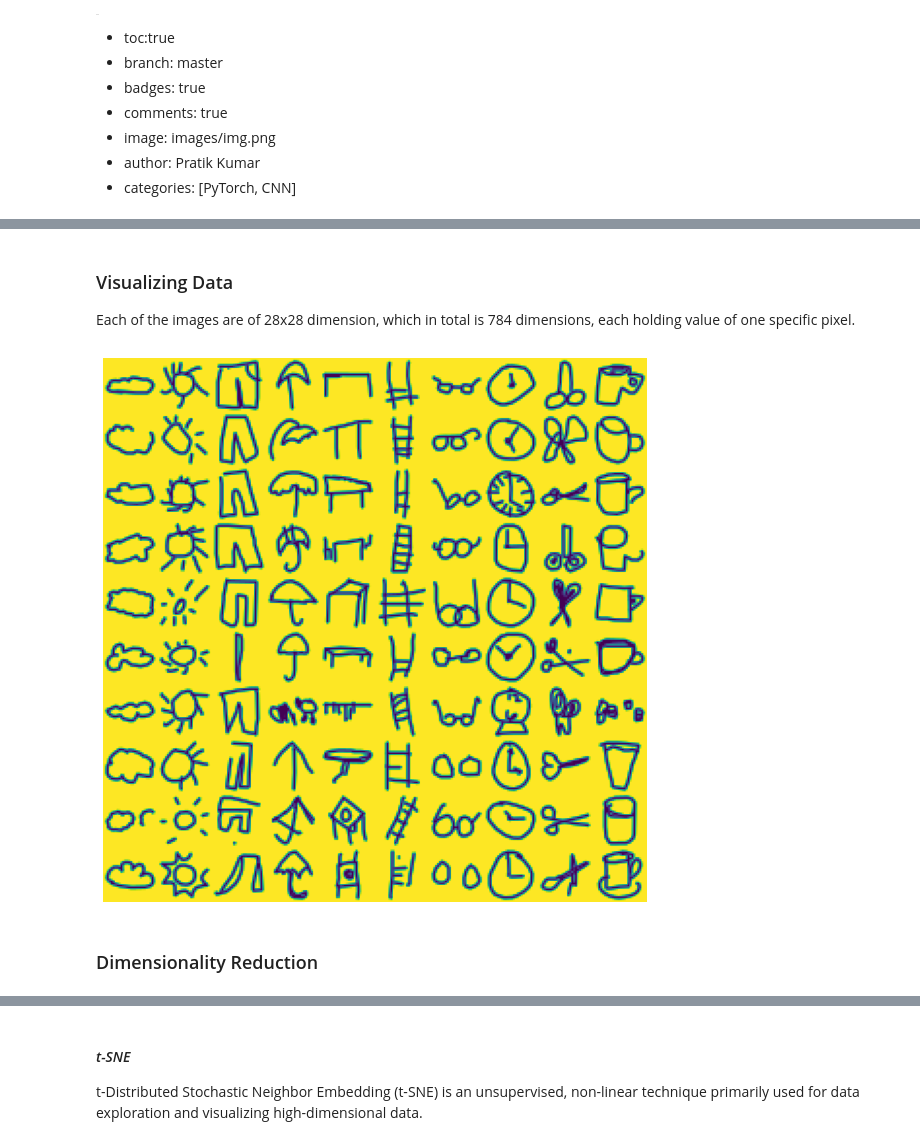
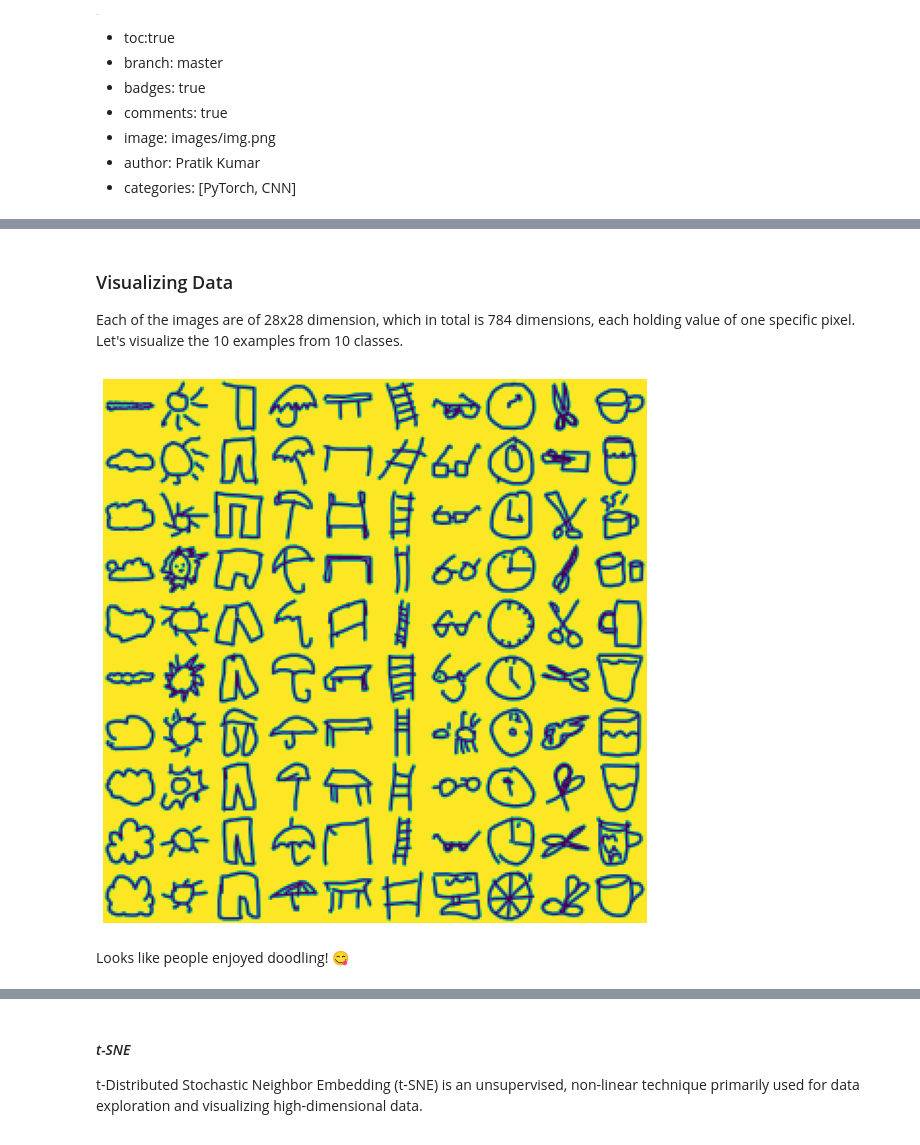
Before and after one commit to pr2tik1/blog, a Jupyter notebook: _notebooks/2020-09-08-Sketch-Recognition.ipynb, the cells around one changed output, grey strips where cells are left out. Saved outputs shown, nothing was run; the diff lists cells and outputs as text; code cells hidden in the pictures.

```diff
--- a/_notebooks/2020-09-08-Sketch-Recognition.ipynb
+++ b/_notebooks/2020-09-08-Sketch-Recognition.ipynb
@@ -77,23 +74,23 @@ Classes :  ['cloud', 'sun', 'pants', 'umbrella', 'table', 'ladder', 'eyeglasses'
 # %% [markdown]
 ### Visualizing Data
 
-Each of the images are of 28x28 dimension, which in total is 784 dimensions, each holding value of one specific pixel.
+Each of the images are of 28x28 dimension, which in total is 784 dimensions, each holding value of one specific pixel. Let's visualize the 10 examples from 10 classes.
 # %%
 #collapse-hide
-def visualize_classes():
+def visualize_classes(x_train, y_train):
     for i in range(0, 10):
         img_batch = x_train[y_train == i][0:10]
         img_batch = np.reshape(img_batch, (img_batch.shape[0]*img_batch.shape[1], img_batch.shape[2]))
         if i > 0:
             img = np.concatenate([img, img_batch], axis = 1)
         else:
             img = img_batch
     plt.figure(figsize=(10,10))
     plt.axis('off')
     plt.imshow(img)
 
-visualize_classes()
+visualize_classes(x_train, y_train)
 # %% [output]
-[figure, old version]
+[figure, new version]
-# %% [markdown]
-### Dimensionality Reduction
+# %% [markdown]
+Looks like people enjoyed doodling! 😋
```
Also changed, not shown: parts of 24 cells of this notebook, 3 other files.
